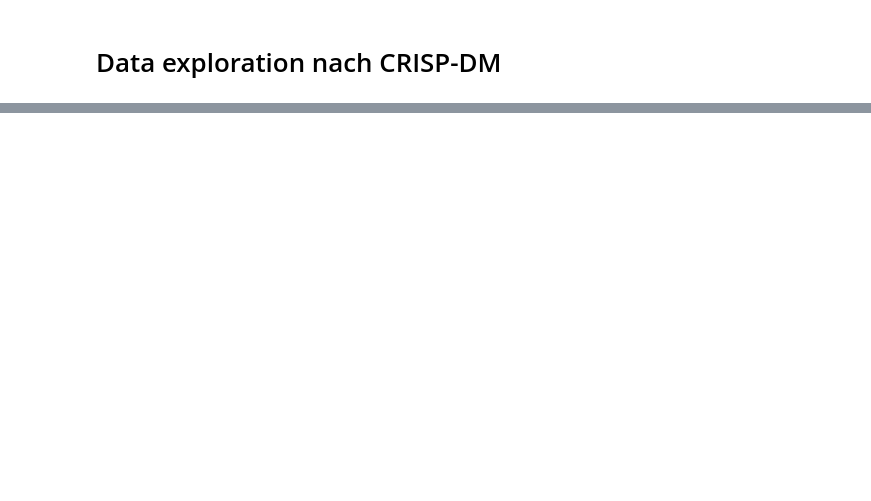
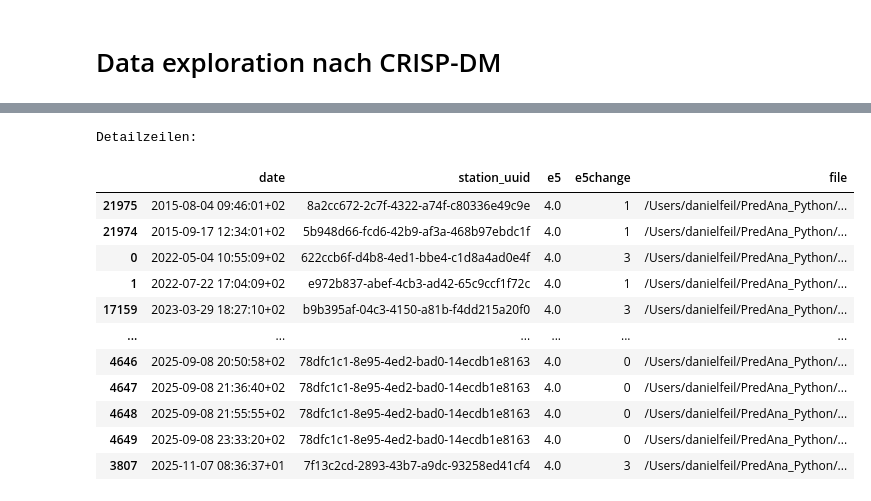
Before and after one commit to jawasch/SpritpreisAnalyse_HSAA_PredAnal, a Jupyter notebook: notebooks/data-exploration.ipynb, the cells around one changed output, grey strips where cells are left out. Drawn from its saved outputs; the diff is of its cells as text; code cells hidden in the pictures; blank space fills up the shorter version.

```diff
--- a/notebooks/data-exploration.ipynb
+++ b/notebooks/data-exploration.ipynb
@@ -98,0 +185,67 @@ dtype: object
+# %%
+# Suche nach e5 = 4.0 oder ähnlich hohe werte, die auf Fehler hindeuten könnten
+
+TARGET = 4.0
+
+def find_e5_outlier(filepath: str):
+    df = pd.read_csv(
+        filepath,
+        usecols=["date", "station_uuid", "e5", "e5change"],
+        dtype={
+            "date": "string",
+            "station_uuid": "string",
+            "e5": "float32",
+            "e5change": "int8",
+        }
+    )
+
+    mask = np.isclose(df["e5"], TARGET, atol=1e-6)
+
+    count = int(mask.sum())
+
+    if count == 0:
+        return None
+
+    hits = df.loc[mask, ["date", "station_uuid", "e5", "e5change"]].copy()
+    hits["file"] = filepath
+
+    return {
+        "file": filepath,
+        "count": count,
+        "rows": hits
+    }
+
+price_path = Path("~/PredAna_Python/tankerkoenig-data-working/prices/").expanduser()
+all_files = [str(p) for p in price_path.rglob("*.csv")]
+
+print(f"Gefundene CSV-Dateien: {len(all_files)}")
+
+results = []
+
+with ThreadPoolExecutor(max_workers=8) as executor:
+    mapped = executor.map(find_e5_outlier, all_files)
+    for result in tqdm(mapped, total=len(all_files), desc="Suche nach e5 = 4.0"):
+        if result is not None:
+            results.append(result)
+
+if not results:
+    print("Kein Treffer für e5 = 4.0 gefunden.")
+else:
+    total_hits = sum(r["count"] for r in results)
+    files_with_hits = len(results)
+
+    print(f"\nGesamtzahl Treffer für e5 = 4.0: {total_hits}")
+    print(f"Anzahl betroffener Dateien: {files_with_hits}")
+
+    summary_df = pd.DataFrame(
+        [{"file": r["file"], "count": r["count"]} for r in results]
+    ).sort_values("count", ascending=False)
+
+    print("\nTreffer pro Datei:")
+    display(summary_df)
+
+    detail_df = pd.concat([r["rows"] for r in results], ignore_index=True)
+
+    print("\nDetailzeilen:")
+    display(detail_df.sort_values(["file", "date"]))
+# %% [output]
@@ -98,0 +270,13 @@ dtype: object
+Detailzeilen:
+|  | date | station_uuid | e5 | e5change | file |
+| 21975 | 2015-08-04 09:46:01+02 | 8a2cc672-2c7f-4322-a74f-c80336e49c9e | 4.0 | 1 | /Users/danielfeil/PredAna_Python/... |
+| 21974 | 2015-09-17 12:34:01+02 | 5b948d66-fcd6-42b9-af3a-468b97ebdc1f | 4.0 | 1 | /Users/danielfeil/PredAna_Python/... |
+| 0 | 2022-05-04 10:55:09+02 | 622ccb6f-d4b8-4ed1-bbe4-c1d8a4ad0e4f | 4.0 | 3 | /Users/danielfeil/PredAna_Python/... |
+| 1 | 2022-07-22 17:04:09+02 | e972b837-abef-4cb3-ad42-65c9ccf1f72c | 4.0 | 1 | /Users/danielfeil/PredAna_Python/... |
+| 17159 | 2023-03-29 18:27:10+02 | b9b395af-04c3-4150-a81b-f4dd215a20f0 | 4.0 | 3 | /Users/danielfeil/PredAna_Python/... |
+| ... | ... | ... | ... | ... | ... |
+| 4646 | 2025-09-08 20:50:58+02 | 78dfc1c1-8e95-4ed2-bad0-14ecdb1e8163 | 4.0 | 0 | /Users/danielfeil/PredAna_Python/... |
+| 4647 | 2025-09-08 21:36:40+02 | 78dfc1c1-8e95-4ed2-bad0-14ecdb1e8163 | 4.0 | 0 | /Users/danielfeil/PredAna_Python/... |
+| 4648 | 2025-09-08 21:55:55+02 | 78dfc1c1-8e95-4ed2-bad0-14ecdb1e8163 | 4.0 | 0 | /Users/danielfeil/PredAna_Python/... |
+| 4649 | 2025-09-08 23:33:20+02 | 78dfc1c1-8e95-4ed2-bad0-14ecdb1e8163 | 4.0 | 0 | /Users/danielfeil/PredAna_Python/... |
+| 3807 | 2025-11-07 08:36:37+01 | 7f13c2cd-2893-43b7-a9dc-93258ed41cf4 | 4.0 | 3 | /Users/danielfeil/PredAna_Python/... |
```
Also changed, not shown: parts of 7 cells of this notebook, 3 other files.
